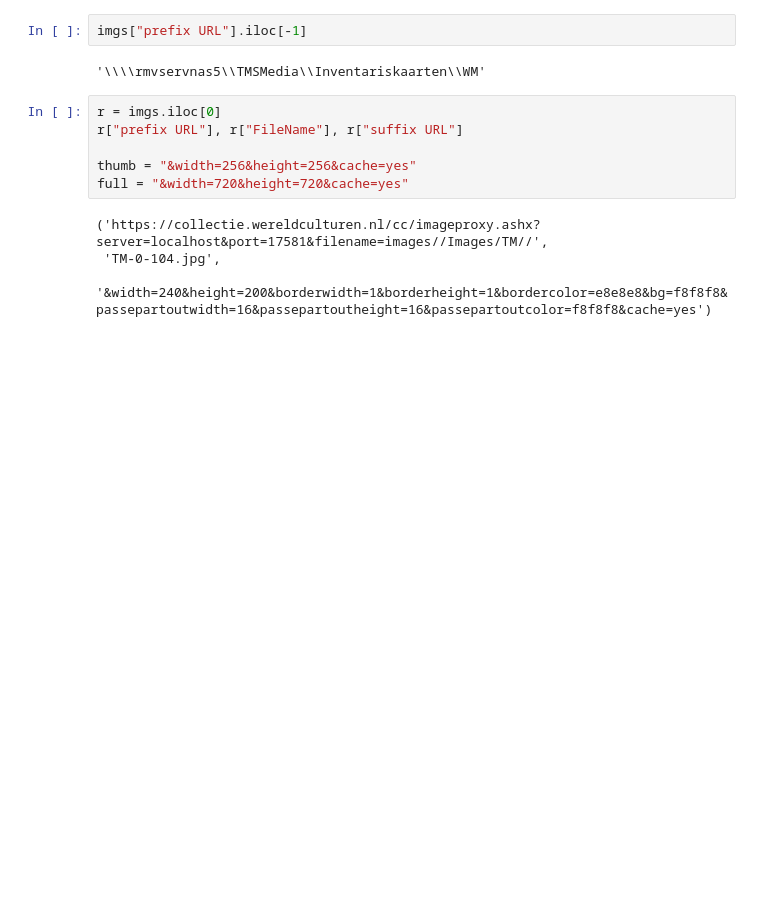
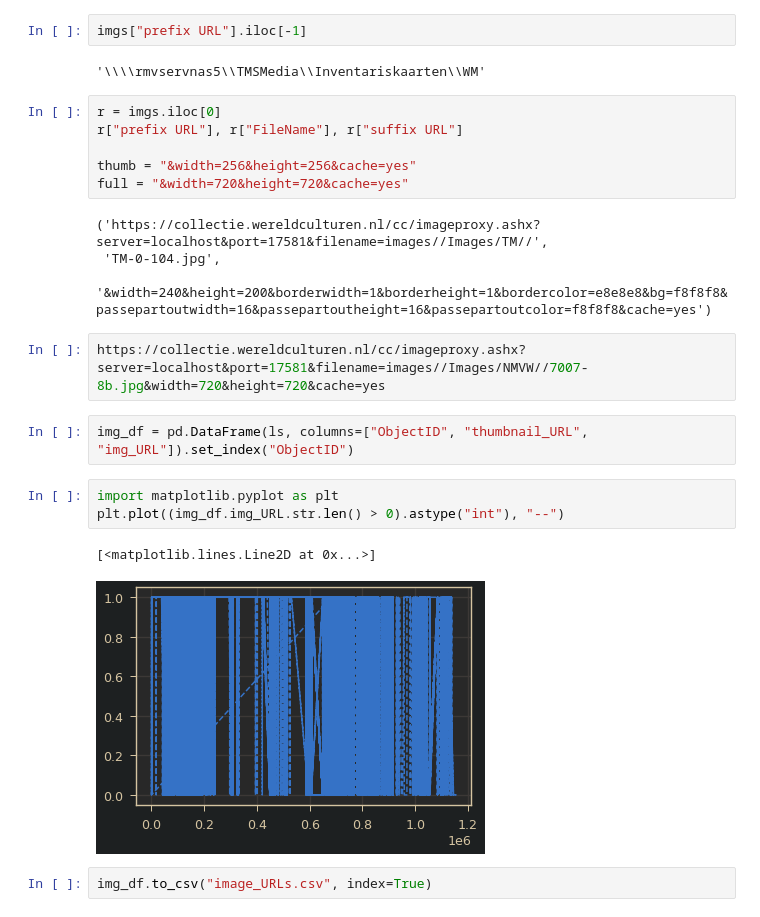
Before and after one commit to valevo/SABIO, a Jupyter notebook: backend/v0_4/dev.ipynb, the cells around one changed output. Saved outputs shown, nothing was run; the diff lists cells and outputs as text; blank space fills up the shorter version.

Commit message:
uploading image source

```diff
--- a/backend/v0_4/dev.ipynb
+++ b/backend/v0_4/dev.ipynb
@@ -390,3 +386,15 @@ full = "&width=720&height=720&cache=yes"
 ('https://collectie.wereldculturen.nl/cc/imageproxy.ashx?server=localhost&port=17581&filename=images//Images/TM//',
  'TM-0-104.jpg',
  '&width=240&height=200&borderwidth=1&borderheight=1&bordercolor=e8e8e8&bg=f8f8f8&passepartoutwidth=16&passepartoutheight=16&passepartoutcolor=f8f8f8&cache=yes')
+# %%
+https://collectie.wereldculturen.nl/cc/imageproxy.ashx?server=localhost&port=17581&filename=images//Images/NMVW//7007-8b.jpg&width=720&height=720&cache=yes
+# %%
+img_df = pd.DataFrame(ls, columns=["ObjectID", "thumbnail_URL", "img_URL"]).set_index("ObjectID")
+# %%
+import matplotlib.pyplot as plt
+plt.plot((img_df.img_URL.str.len() > 0).astype("int"), "--")
+# %% [output]
+[<matplotlib.lines.Line2D at 0x...>]
+[figure, added]
+# %%
+img_df.to_csv("image_URLs.csv", index=True)
```
Also changed, not shown: parts of 3 cells of this notebook, 4 other files.
